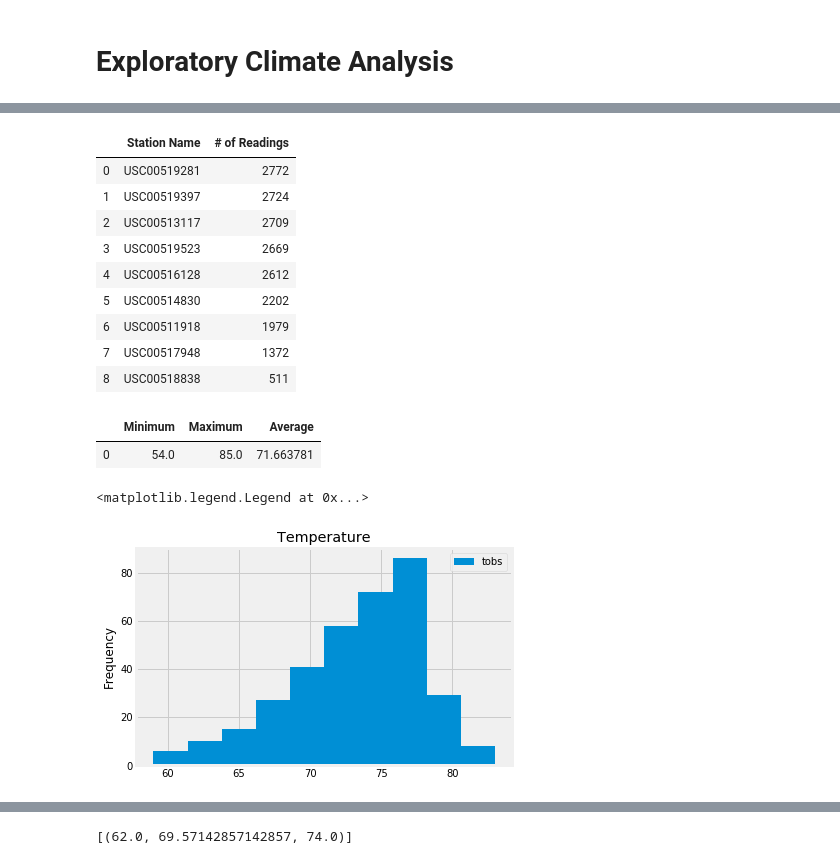
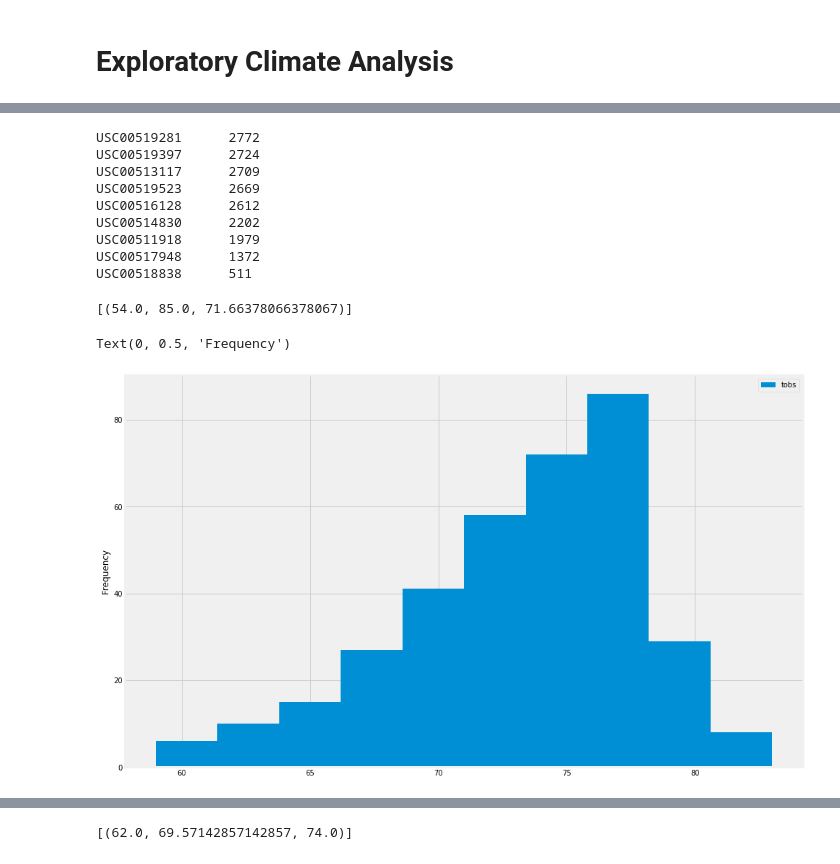
Before and after one commit to asrivasts/sqlalchemy-challenge, a Jupyter notebook: climate_starter.ipynb, the cells around one changed output, grey strips where cells are left out. Drawn from its saved outputs; the diff is of its cells as text; code cells hidden in the pictures.

```diff
--- a/climate_starter.ipynb
+++ b/climate_starter.ipynb
@@ -100,45 +97,52 @@ station_df['station'].nunique()
 # %%
 # What are the most active stations? (i.e. what stations have the most rows)?
 # List the stations and the counts in descending order.
-ordered_stations = pd.DataFrame(station_df['station'].value_counts())
-ordered_stations.reset_index(inplace=True)
-ordered_stations.rename(columns={'index': 'Station Name', 'station': '# of Readings'}, inplace=True)
-ordered_stations
+station_query = session.query(Measurement.station, func.count(Measurement.station).label("Count")).\
+    group_by(Measurement.station).order_by(func.count(Measurement.station).desc()).all()
+
+for result in station_query:
+    print(f"{result.station} \t {result.Count}")
 # %% [output]
-|  | Station Name | # of Readings |
-| 0 | USC00519281 | 2772 |
-| 1 | USC00519397 | 2724 |
-| 2 | USC00513117 | 2709 |
-| 3 | USC00519523 | 2669 |
-| 4 | USC00516128 | 2612 |
-| 5 | USC00514830 | 2202 |
-| 6 | USC00511918 | 1979 |
-| 7 | USC00517948 | 1372 |
-| 8 | USC00518838 | 511 |
+USC00519281      2772
+USC00519397      2724
+USC00513117      2709
+USC00519523      2669
+USC00516128      2612
+USC00514830      2202
+USC00511918      1979
+USC00517948      1372
+USC00518838      511
 # %%
 # Using the station id from the previous query, calculate the lowest temperature recorded,
 # highest temperature recorded, and average temperature of the most active station?
-max_station = ordered_stations.iloc[0]['Station Name']
-max_station_df = pd.read_sql(f"SELECT MIN(tobs) AS Minimum, MAX(tobs) as Maximum, AVG(tobs) as Average FROM measurement WHERE station= '{max_station}'", connection)
-max_station_df
+max_station = station_query[0][0]
+
+station_stats = session.query(func.min(Measurement.tobs).label("MinTemp"), func.max(Measurement.tobs).label("MaxTemp"), func.avg(Measurement.tobs).label("AvgTemp")).\
+    filter(Measurement.station == max_station).all()
+print(station_stats)
 # %% [output]
-|  | Minimum | Maximum | Average |
-| 0 | 54.0 | 85.0 | 71.663781 |
+[(54.0, 85.0, 71.66378066378067)]
-# %%
-# Choose the station with the highest number of temperature observations.
-# Query the last 12 months of temperature observation data for this station and plot the results as a histogram
-temp_df = pd.read_sql(f"SELECT date, tobs AS Temperature FROM measurement WHERE station= '{max_station}'", connection)
-temp_df['ActualDate'] = pd.to_datetime(temp_df['date'])
-temp_year_df = temp_df[temp_df['ActualDate'] >= filter_after ]
-temp_year_df.reset_index(inplace=True, drop=True)
-temp_year_df.set_index('ActualDate', drop=True, inplace=True)
-
-temp_plot = temp_year_df.hist(label='tobs')
-plt.ylabel('Frequency')
-plt.legend()
-# %% [output]
-<matplotlib.legend.Legend at 0x...>
-[figure, removed]
+# %%
+# Choose the station with the highest number of temperature observations.
+tmp_reading_cnt = session.query(Measurement.station, func.count(Measurement.tobs)).group_by(Measurement.station).\
+    order_by(func.count(Measurement.tobs).desc()).all()
+
+tmp_reading_cnt[0][0]
+
+# Query the last 12 months of temperature observation data for this station and plot the results as a histogram
+tobs_query = session.query(Measurement.date, Measurement.tobs).\
+    filter(Measurement.station == max_station).\
+    filter(Measurement.date >= year_ago.strftime("%Y-%m-%d")).order_by(Measurement.date).all()
+
+temp_df = pd.DataFrame(tobs_query)
+
+plt.figure(figsize=(15,10))
+plt.hist(temp_df['tobs'], label='tobs')
+plt.legend()
+plt.ylabel("Frequency")
+# %% [output]
+Text(0, 0.5, 'Frequency')
+[figure, added]
 # %% [markdown]
 ![precipitation](Images/station-histogram.png)
 # %%
```
Also changed, not shown: parts of 13 cells of this notebook.
